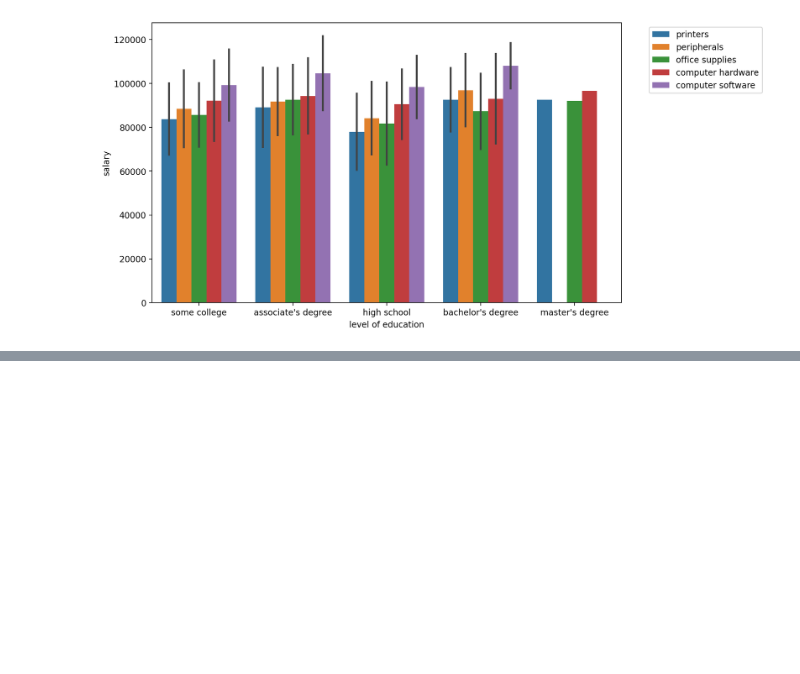
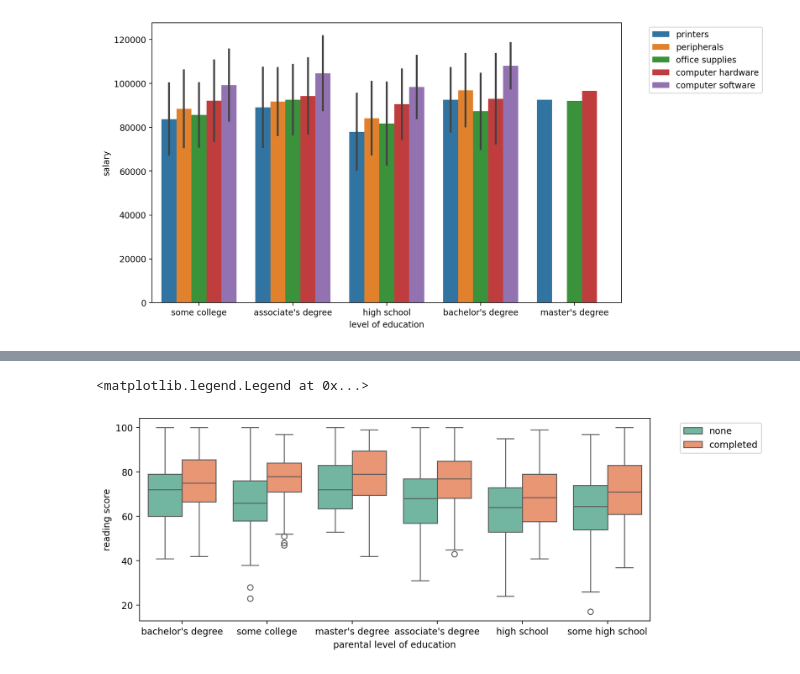
Before and after one commit to elmarhuseynv/Machine-Learning-Masterclass, a Jupyter notebook: 04_Seaborn/03_categorical_plots.ipynb, the cells around one changed output, grey strips where cells are left out. Drawn from its saved outputs; the diff is of its cells as text; code cells hidden in the pictures; blank space fills up the shorter version.

```diff
--- a/04_Seaborn/03_categorical_plots.ipynb
+++ b/04_Seaborn/03_categorical_plots.ipynb
@@ -67,0 +70,2 @@ The `ci` parameter is deprecated. Use `errorbar='sd'` for the same effect.
+# %%
+df = pd.read_csv('StudentsPerformance.csv')
@@ -67,0 +81,9 @@ The `ci` parameter is deprecated. Use `errorbar='sd'` for the same effect.
+# %%
+plt.figure(figsize=(10, 4), dpi=200)
+sns.boxplot(data=df, y='reading score', x='parental level of education', hue='test preparation course',
+            palette='Set2')
+
+plt.legend(bbox_to_anchor=(1.05, 1))
+# %% [output]
+<matplotlib.legend.Legend at 0x...>
+[figure, added]
```
Also changed, not shown: parts of 3 cells of this notebook.
